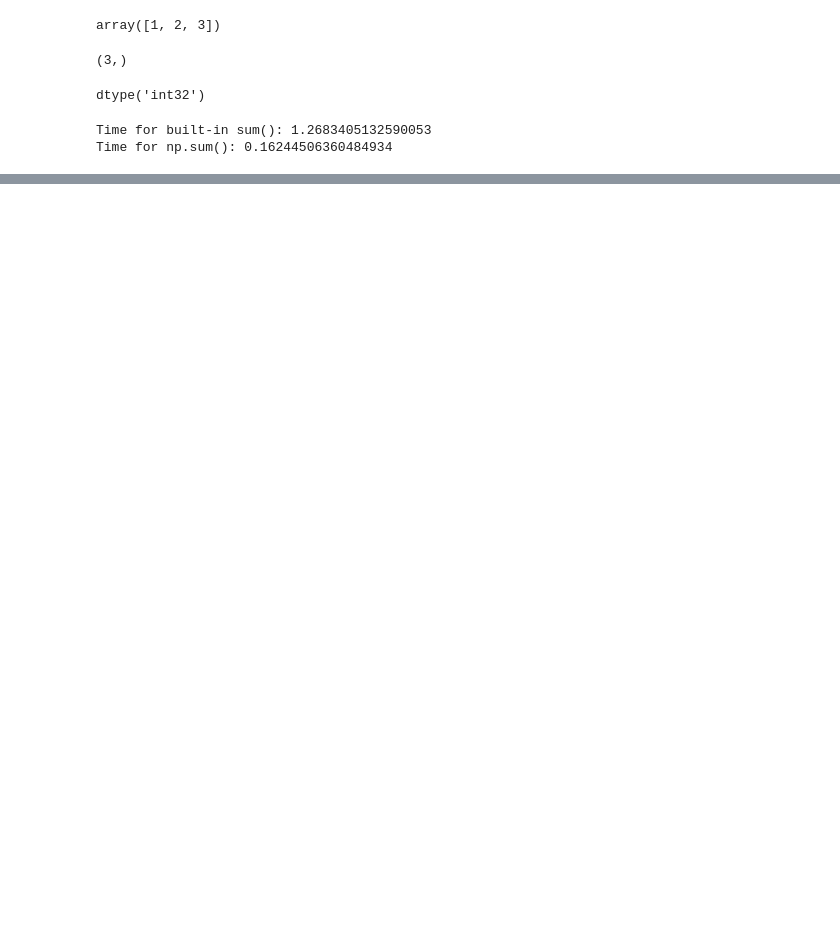
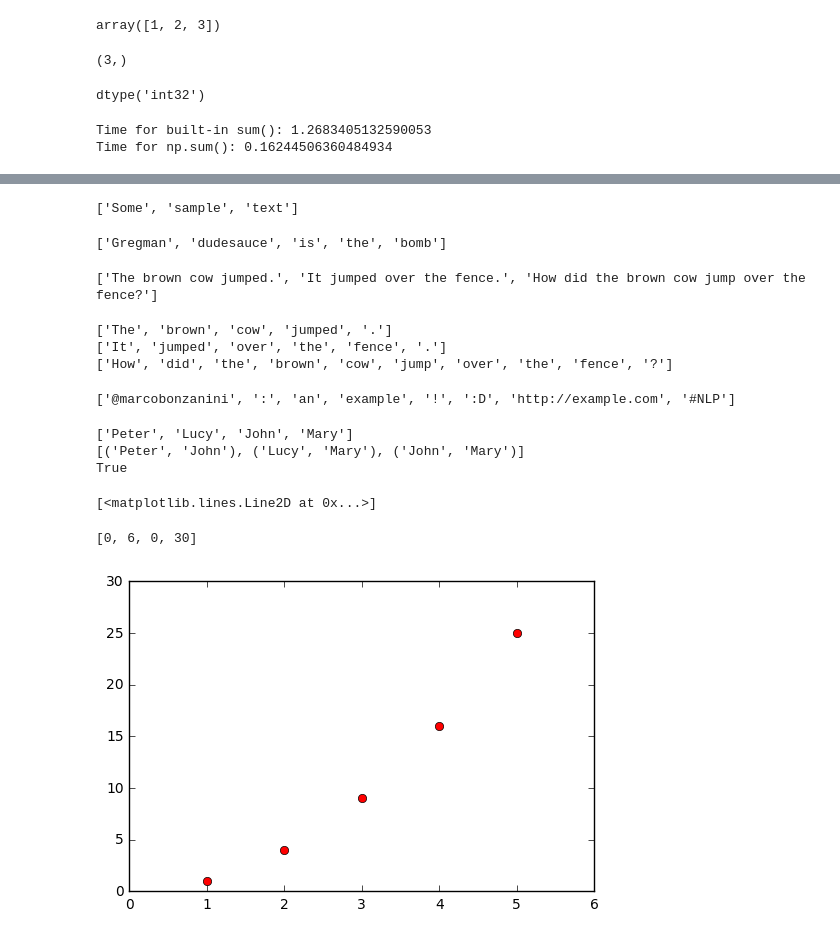
Before and after one commit to ziehm1/Tracking-Craptocurrencies, a Jupyter notebook: Mastering Social Media Mining with Python - Example Code.ipynb, the cells around one changed output, grey strips where cells are left out. Saved outputs shown, nothing was run; the diff lists cells and outputs as text; code cells hidden in the pictures; blank space fills up the shorter version.

```diff
--- a/Mastering Social Media Mining with Python - Example Code.ipynb
+++ b/Mastering Social Media Mining with Python - Example Code.ipynb
@@ -36,0 +173,69 @@ import pandas as pd
+# %%
+from nltk import word_tokenize
+word_tokenize('Some sample text')
+# %% [output]
+['Some', 'sample', 'text']
+# %%
+text = "Gregman dudesauce is the bomb"
+words = word_tokenize(text)
+print(words)
+# %% [output]
+['Gregman', 'dudesauce', 'is', 'the', 'bomb']
+# %%
+from nltk import sent_tokenize
+text = "The brown cow jumped. It jumped over the fence. How did the brown cow jump over the fence?"
+sentences = sent_tokenize(text)
+print(sentences)
+# %% [output]
+['The brown cow jumped.', 'It jumped over the fence.', 'How did the brown cow jump over the fence?']
+# %%
+for sentence in sentences:
+    words = word_tokenize(sentence)
+    print(words)
+# %% [output]
+['The', 'brown', 'cow', 'jumped', '.']
+['It', 'jumped', 'over', 'the', 'fence', '.']
+['How', 'did', 'the', 'brown', 'cow', 'jump', 'over', 'the', 'fence', '?']
+# %%
+from nltk.tokenize import TweetTokenizer
+tokenizer = TweetTokenizer()
+tweet = '@marcobonzanini: an example! :D http://example.com #NLP'
+print(tokenizer.tokenize(tweet))
+# %% [output]
+['@marcobonzanini', ':', 'an', 'example', '!', ':D', 'http://example.com', '#NLP']
+# %%
+import networkx as nx
+from datetime import datetime
+
+if __name__ == '__main__':
+    g=nx.Graph()
+    g.add_node("John", {'name': 'John', 'age':25})
+    g.add_node("Peter", {'name': 'Peter', 'age': 35})
+    g.add_node("Mary", {'name': 'Mary', 'age': 31})
+    g.add_node("Lucy", {'name': 'Lucy', 'age': 19})
+
+    g.add_edge("John", "Mary", {'since': datetime.today()})
+    g.add_edge("John", "Peter", {'since': datetime(1990, 7, 30)})
+    g.add_edge("Mary", "Lucy", {'since': datetime(2010, 8, 10)})
+
+    print(g.nodes())
+    print(g.edges())
+print(g.has_edge("Lucy", "Mary"))
+# %% [output]
+['Peter', 'Lucy', 'John', 'Mary']
+[('Peter', 'John'), ('Lucy', 'Mary'), ('John', 'Mary')]
+True
+# %%
+import matplotlib.pyplot as plt
+%matplotlib inline
+import numpy as np
+
+# plot y = x^2 with red dots
+x = np.array([1,2,3,4,5])
+y = x**2
+plt.plot(x,y,'ro')
+plt.axis([0,6,0,30])
+# %% [output]
+[<matplotlib.lines.Line2D at 0x...>]
+[0, 6, 0, 30]
+[figure, added]
```
Also changed, not shown: parts of 22 cells of this notebook, 4 other files.
